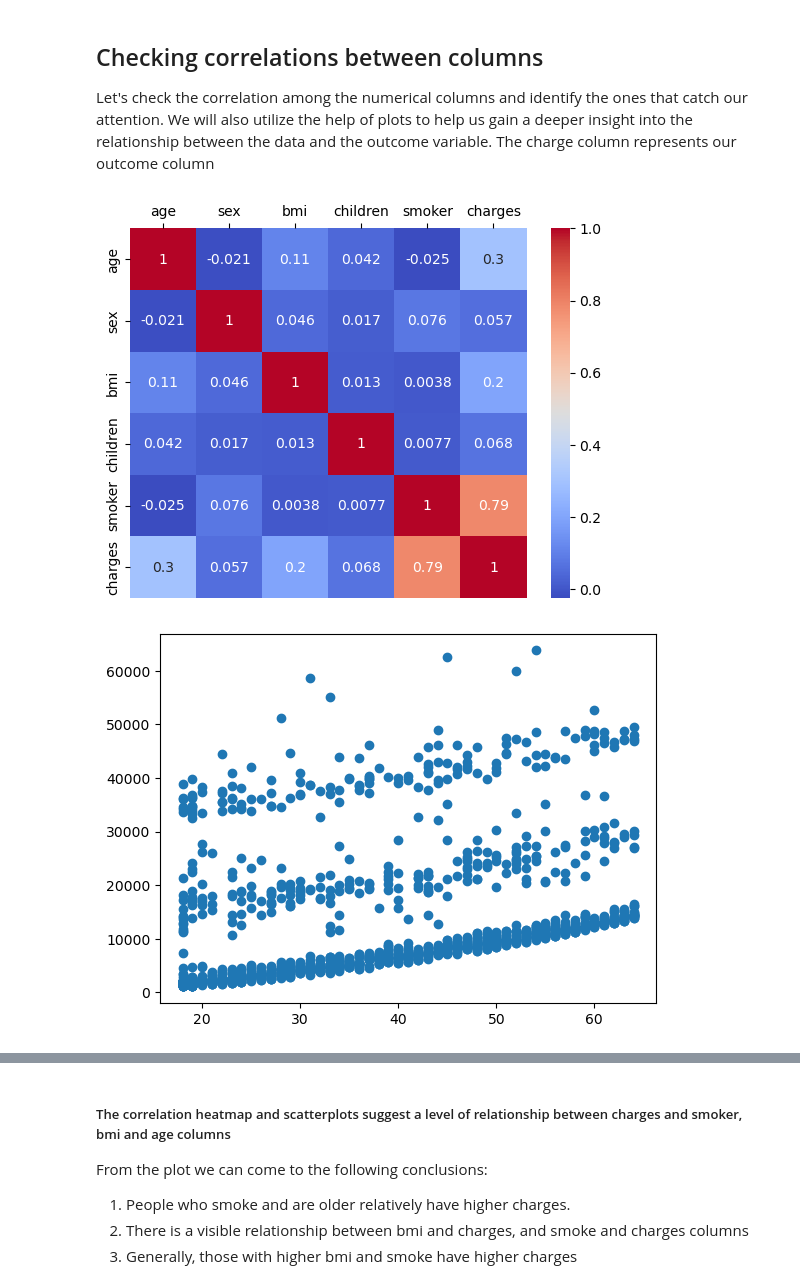
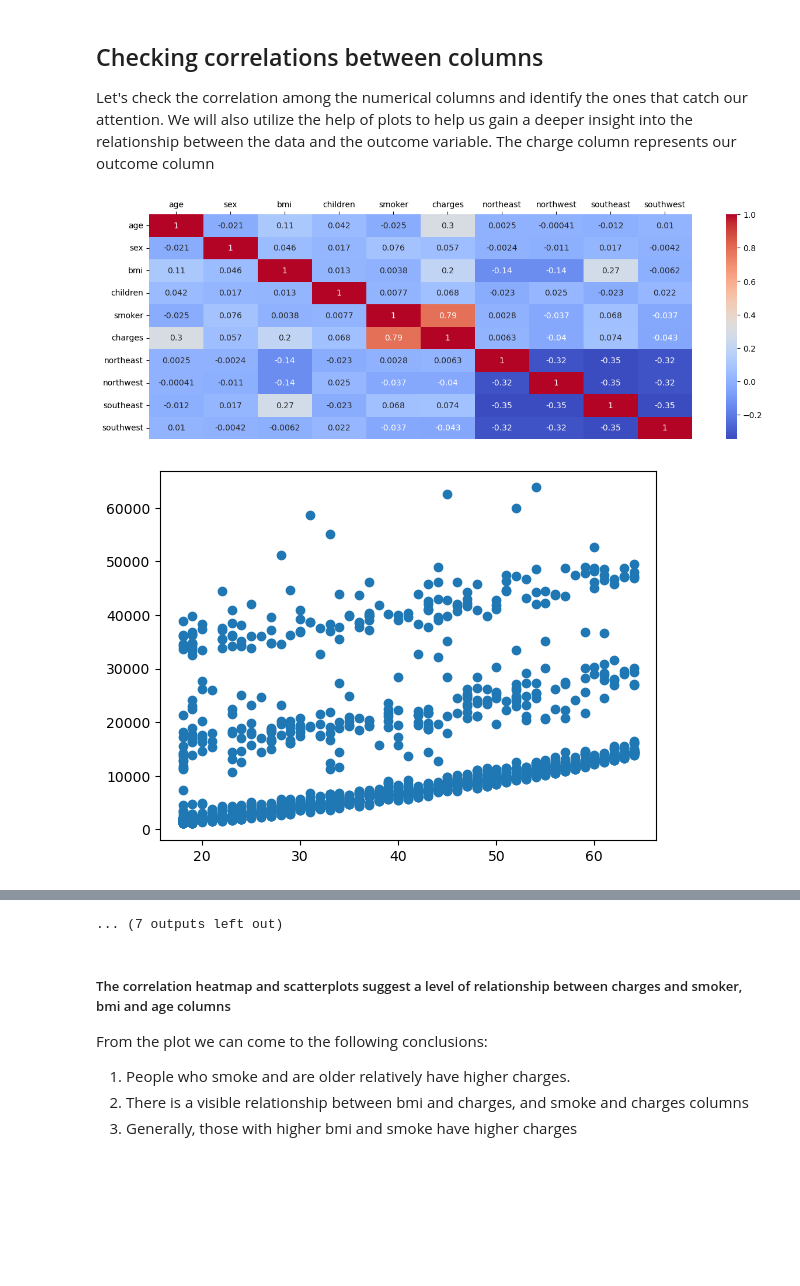
Before and after one commit to Mueeshassan/medical-costs-regression-model, a Jupyter notebook: Predicting Medical Cost with Linear Regression Model.ipynb, the cells around one changed output, grey strips where cells are left out. Saved outputs shown, nothing was run; the diff lists cells and outputs as text; code cells hidden in the pictures; blank space fills up the shorter version.

```diff
--- a/Predicting Medical Cost with Linear Regression Model.ipynb
+++ b/Predicting Medical Cost with Linear Regression Model.ipynb
@@ -55,26 +87,30 @@ map_sex = {'female': 0, 'male': 1}
 map_smoker = {'no': 0, 'yes': 1}
 insurance['sex'] = insurance['sex'].map(map_sex)
 insurance['smoker'] = insurance['smoker'].map(map_smoker)
+# %%
+insurance = pd.get_dummies(insurance)
+insurance.columns = insurance.columns.str.replace('region_', '')
 # %% [markdown]
 ## Checking correlations between columns
 Let's check the correlation among the numerical columns and identify the ones that catch our attention. We will also utilize the help of plots to help us gain a deeper insight into the relationship between the data and the outcome variable. The charge column represents our outcome column
 # %%
 import seaborn as sns
 import matplotlib.pyplot as plt
+plt.figure(figsize=(15,5))
 cor = insurance.corr()
 sns.heatmap(cor, annot=True, cmap='coolwarm')
 plt.tick_params(axis='x', which='both', bottom=False, top=True, labelbottom=False, labeltop=True)
 plt.show()
 col = ['age', 'bmi', 'smoker']
 for x in insurance.columns[:-1]:
     plt.scatter(insurance[x], insurance['charges'])
     plt.show()
     sns.scatterplot(x= x, y='charges', data=insurance, hue='smoker', palette= 'Set1')
     plt.xlabel(x)
     plt.ylabel('charges')
     plt.show()
 # %% [output]
-[figure, old version]
+[figure, new version]
 [figure]
 [figure]
 [figure]
@@ -90,3 +125,4 @@ for x in insurance.columns[:-1]:
+... (7 outputs left out)
 # %% [markdown]
 ##### The correlation heatmap and scatterplots suggest a level of relationship between charges and smoker, bmi and age columns
 From the plot we can come to the following conclusions:
```
Also changed, not shown: parts of 13 cells of this notebook.
